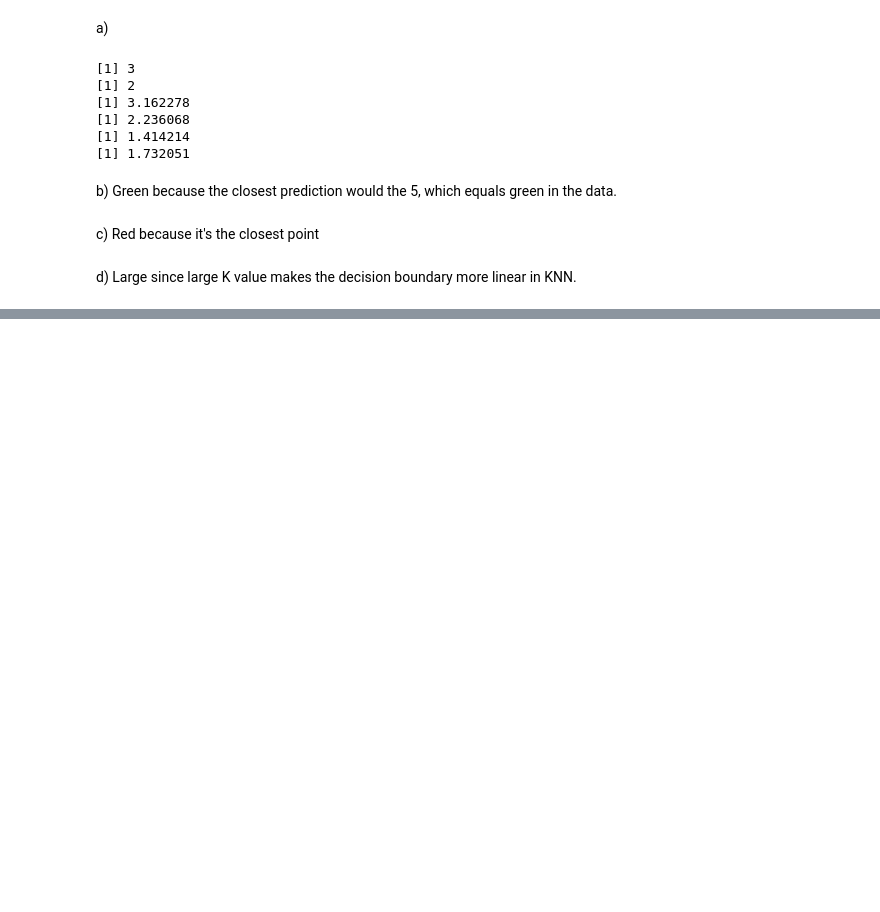
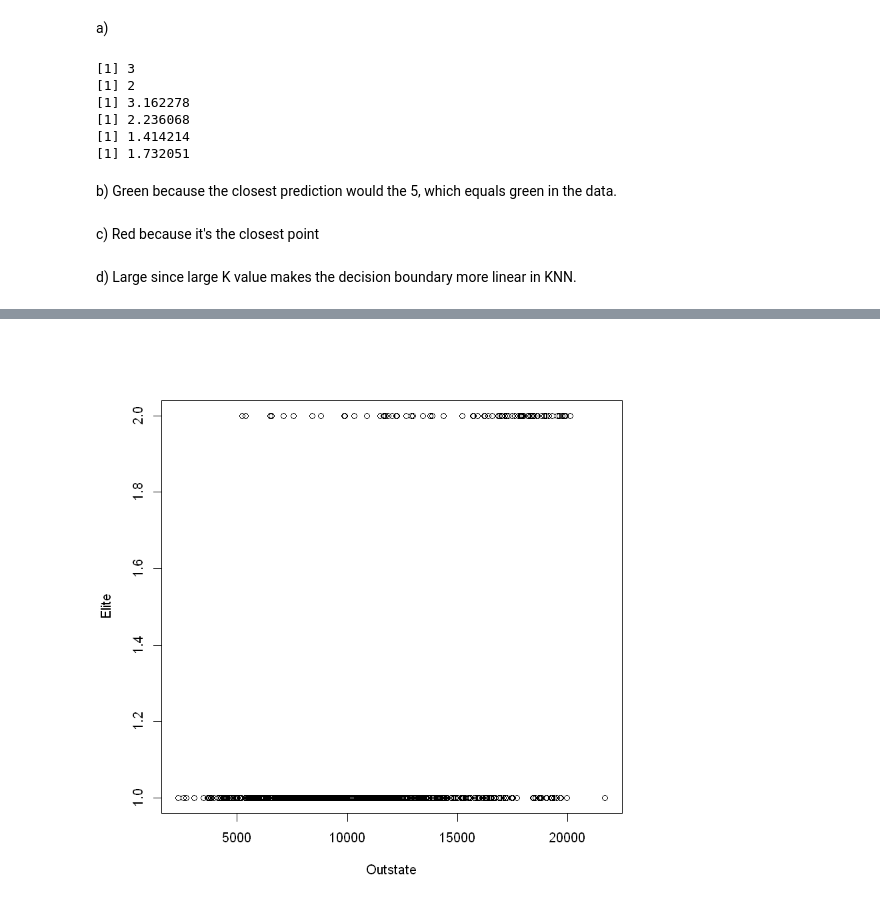
Before and after one commit to nameisxi/ML-Junkyard, a Jupyter notebook: Exercises/An Introduction to Statistical Learning/Chapter 2/chapter-2-r.ipynb, the cells around one changed output, grey strips where cells are left out. Drawn from its saved outputs; the diff is of its cells as text; code cells hidden in the pictures; blank space fills up the shorter version.

```diff
--- a/Exercises/An Introduction to Statistical Learning/Chapter 2/chapter-2-r.ipynb
+++ b/Exercises/An Introduction to Statistical Learning/Chapter 2/chapter-2-r.ipynb
@@ -65,0 +166,4 @@ d) Large since large K value makes the decision boundary more linear in KNN.
+# %%
+plot(Outstate, Elite)
+# %% [output]
+[figure, added]
```
Also changed, not shown: parts of 65 cells of this notebook.
